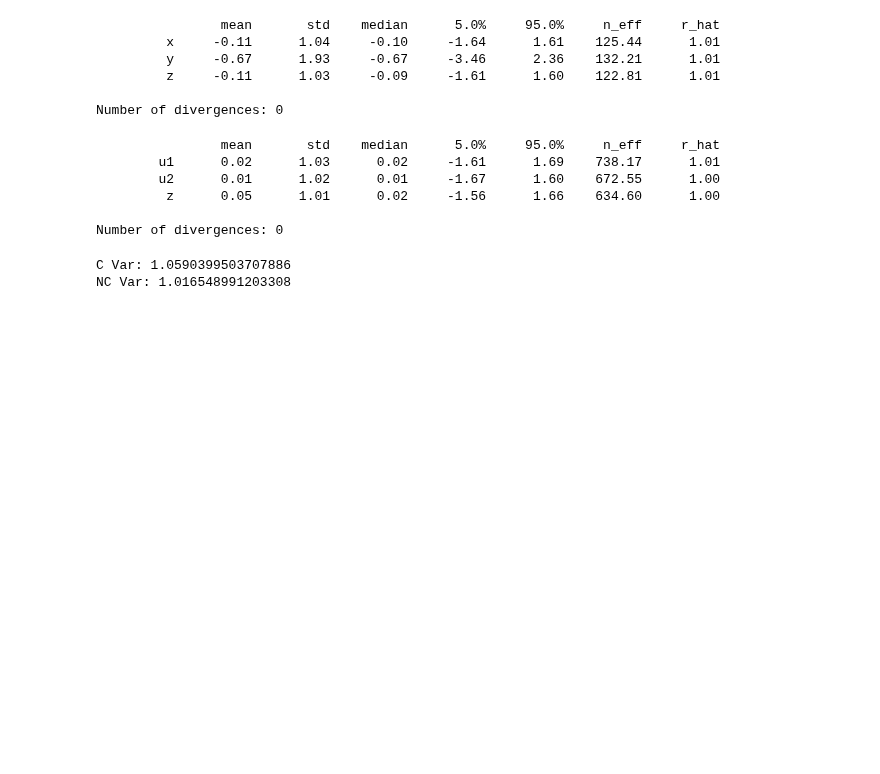
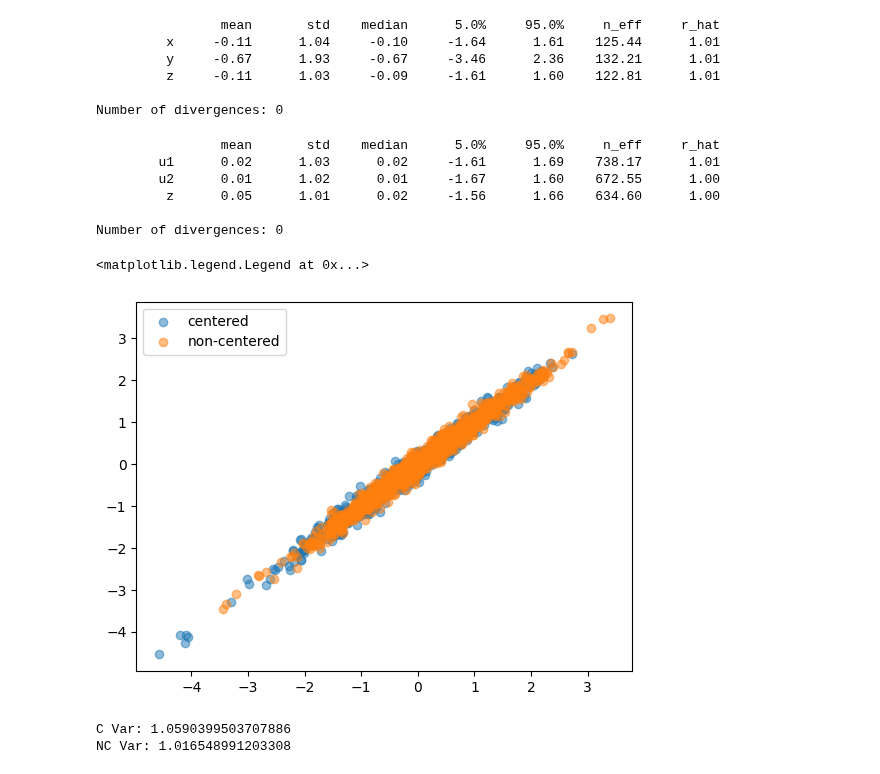
Before and after one commit to 12kleingordon34/Causal_Copulas, a Jupyter notebook: numpyro_samplers/High_Correlation_Exploration.ipynb, the cells around one changed output. Saved outputs shown, nothing was run; the diff lists cells and outputs as text; code cells hidden in the pictures; blank space fills up the shorter version.

```diff
--- a/numpyro_samplers/High_Correlation_Exploration.ipynb
+++ b/numpyro_samplers/High_Correlation_Exploration.ipynb
@@ -225,6 +235,13 @@ Number of divergences: 0
          z      0.05      1.01      0.02     -1.56      1.66    634.60      1.00
 
 Number of divergences: 0
+# %%
+plt.scatter(centered_samples_rho_099['z'],centered_samples_rho_099['x'], label='centered', alpha=0.5);
+plt.scatter(noncentered_samples_rho_099['z'],noncentered_samples_rho_099['x'], label='non-centered', alpha=0.5);
+plt.legend()
+# %% [output]
+<matplotlib.legend.Legend at 0x...>
+[figure, added]
 # %%
 print(f"C Var: {jnp.var(centered_samples_rho_099['z'])}")
 print(f"NC Var: {jnp.var(noncentered_samples_rho_099['z'])}")
```
Also changed, not shown: parts of 5 cells of this notebook.
